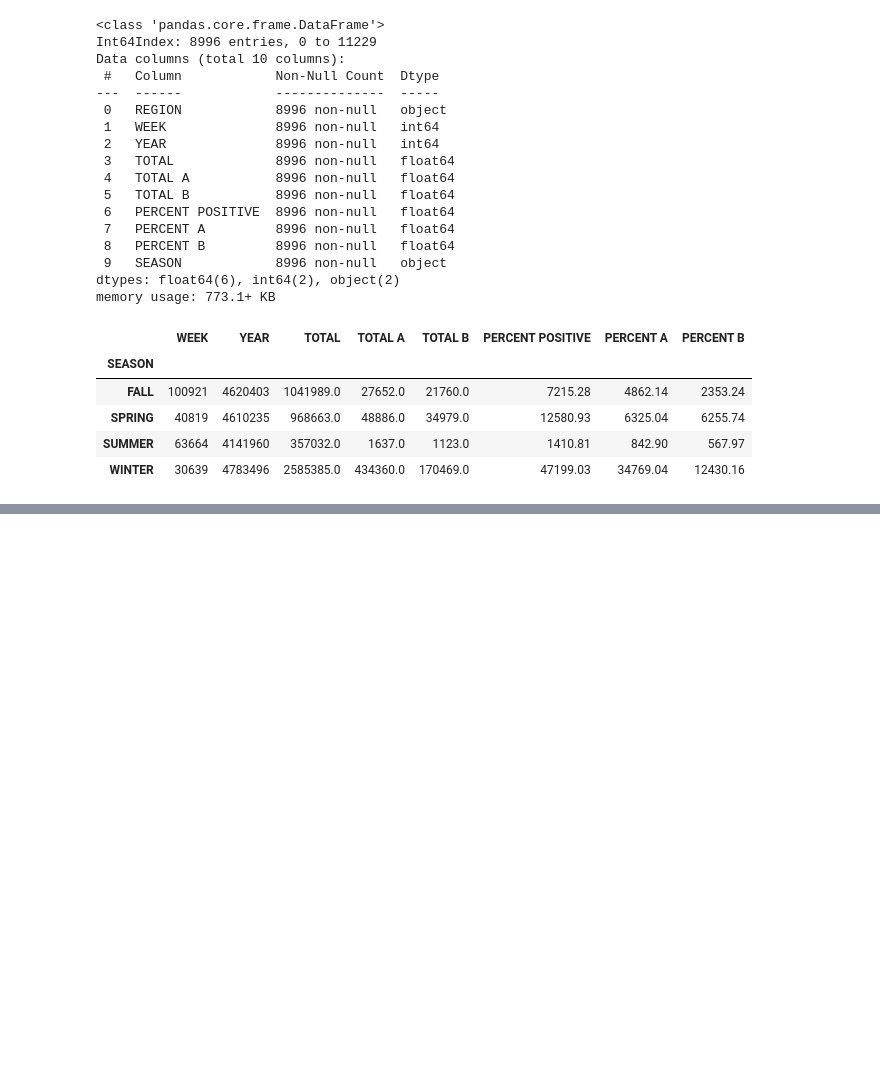
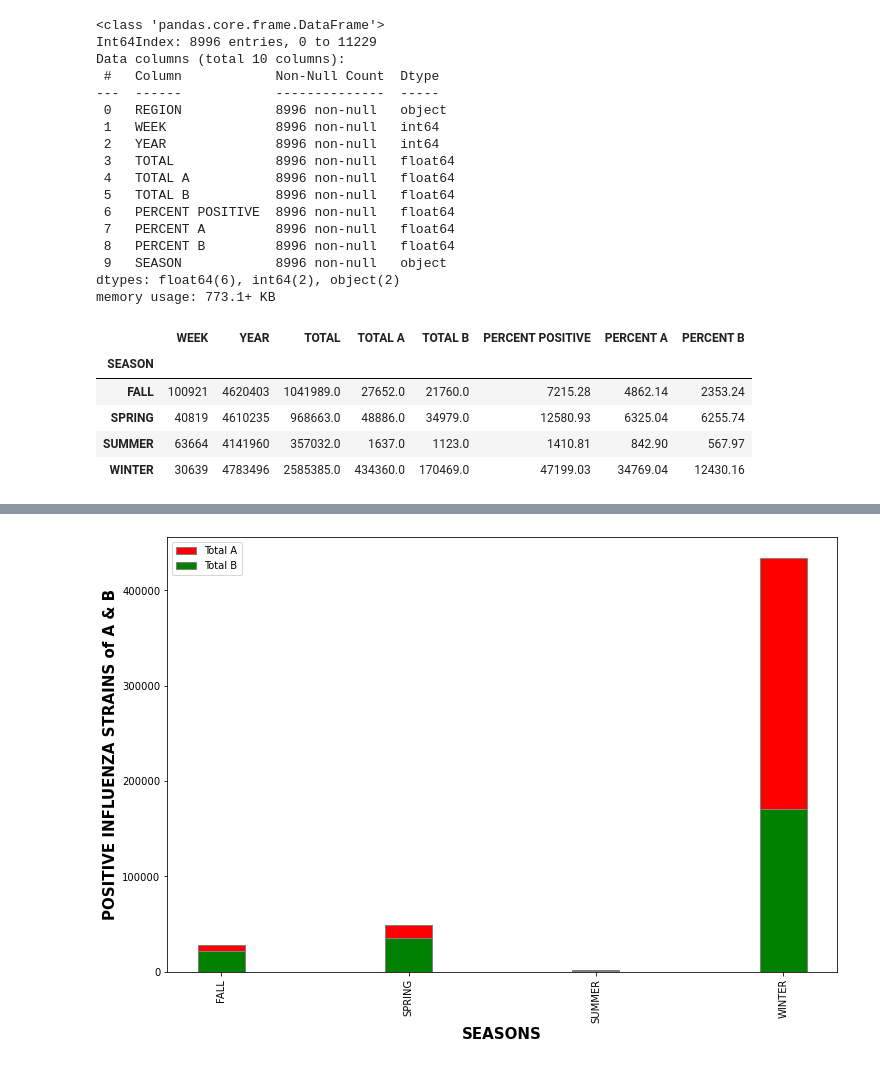
Before and after one commit to NinaPaljakkaCargo/GroupProject_1, a Jupyter notebook: IndivFiles/brian edits-checkpoint.ipynb, the cells around one changed output, grey strips where cells are left out. Cells and saved outputs as stored; diff of their text form; code cells hidden in the pictures; blank space fills up the shorter version.

```diff
--- a/IndivFiles/brian edits-checkpoint.ipynb
+++ b/IndivFiles/brian edits-checkpoint.ipynb
@@ -140,0 +152,27 @@ nxt_clin.to_csv('clinical.csv',index=False)
+# %%
+#Clin bar graph: comparing TOTAL A and TOTAL B Influenza
+
+# set width of bar
+barWidth = 0.25
+fig = plt.subplots(figsize =(12, 8))
+
+x = season_df.index.values
+y = season_df['TOTAL A']
+z = season_df['TOTAL B']
+
+# Make the plot
+plt.bar(x, y, color ='r', width = barWidth,
+        edgecolor ='grey', label ='Total A')
+plt.bar(x, z, color ='g', width = barWidth,
+        edgecolor ='grey', label ='Total B')
+
+
+# Adding Xticks
+plt.xlabel('SEASONS', fontweight ='bold', fontsize = 15)
+plt.ylabel('POSITIVE INFLUENZA STRAINS of A & B', fontweight ='bold', fontsize = 15)
+plt.xticks(rotation=90)
+
+plt.legend()
+plt.show()
+# %% [output]
+[figure, added]
```
Also changed, not shown: parts of 1 cell of this notebook.
